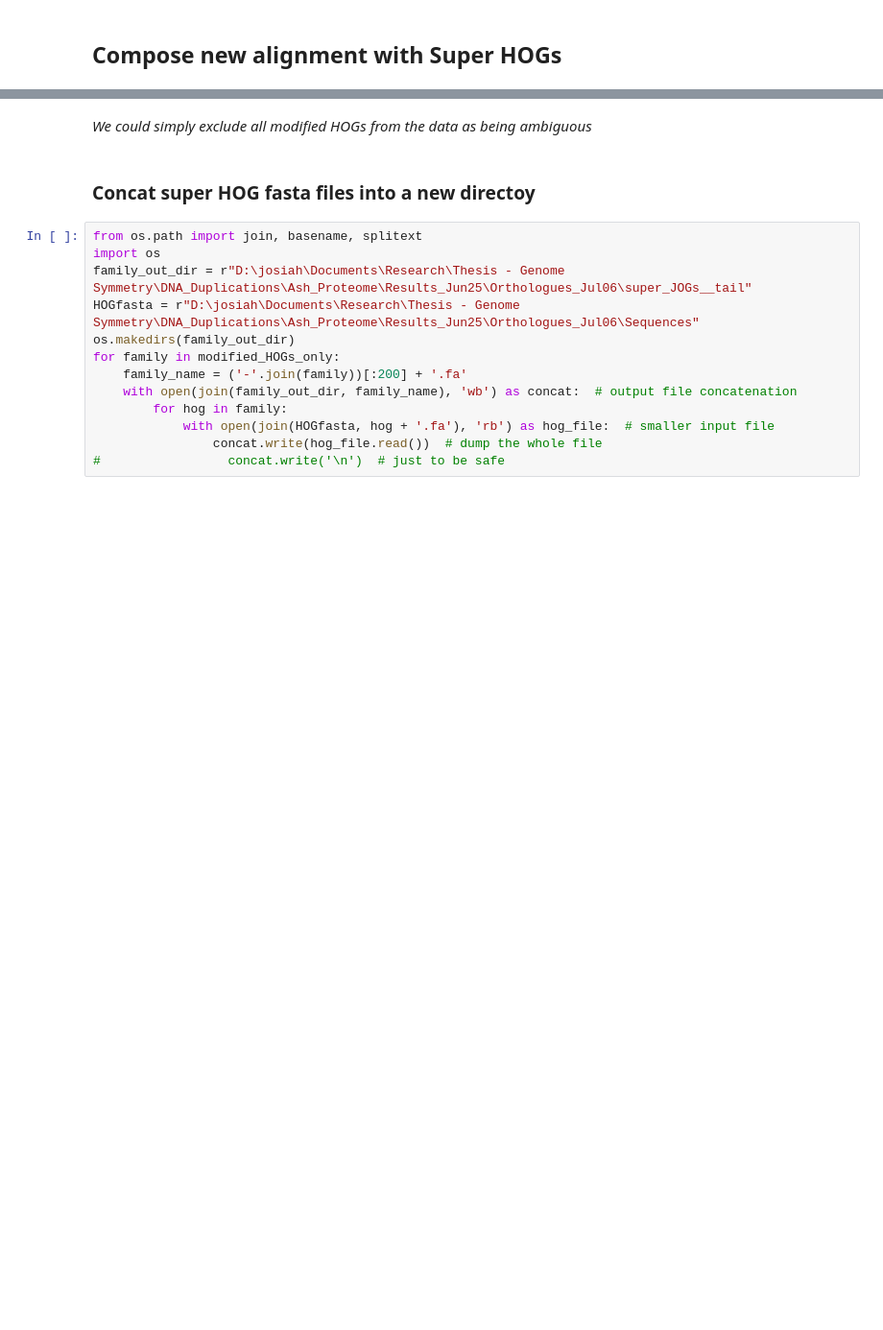
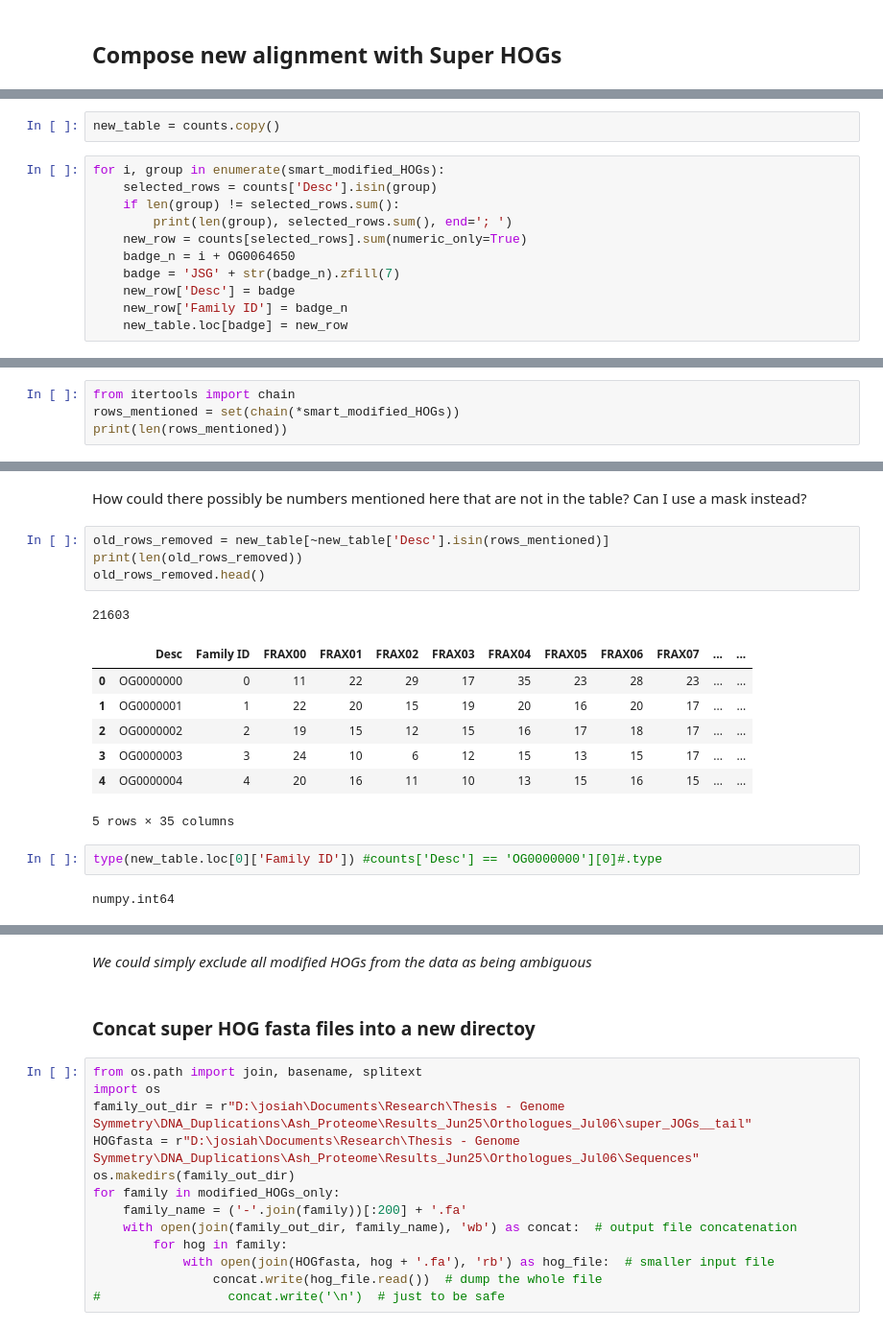
Before and after one commit to josiahseaman/DNA_Duplications, a Jupyter notebook: AnnotationOverlapNetwork.ipynb, the cells around one changed output, grey strips where cells are left out. Shown at 96% size. Cells and saved outputs as stored; diff of their text form; blank space fills up the shorter version.

```diff
--- a/AnnotationOverlapNetwork.ipynb
+++ b/AnnotationOverlapNetwork.ipynb
@@ -171,0 +369,13 @@ assert all(['-'.join(h) in super_HOGs for h in modified_HOGs_only])
+# %%
+new_table = counts.copy()
+# %%
+for i, group in enumerate(smart_modified_HOGs):
+    selected_rows = counts['Desc'].isin(group)
+    if len(group) != selected_rows.sum():
+        print(len(group), selected_rows.sum(), end='; ')
+    new_row = counts[selected_rows].sum(numeric_only=True)
+    badge_n = i + OG0064650
+    badge = 'JSG' + str(badge_n).zfill(7)
+    new_row['Desc'] = badge
+    new_row['Family ID'] = badge_n
+    new_table.loc[badge] = new_row
@@ -171,0 +384,4 @@ assert all(['-'.join(h) in super_HOGs for h in modified_HOGs_only])
+# %%
+from itertools import chain
+rows_mentioned = set(chain(*smart_modified_HOGs))
+print(len(rows_mentioned))
@@ -171,0 +403,19 @@ assert all(['-'.join(h) in super_HOGs for h in modified_HOGs_only])
+# %% [markdown]
+How could there possibly be numbers mentioned here that are not in the table?  Can I use a mask instead?
+# %%
+old_rows_removed = new_table[~new_table['Desc'].isin(rows_mentioned)]
+print(len(old_rows_removed))
+old_rows_removed.head()
+# %% [output]
+21603
+|  | Desc | Family ID | FRAX00 | FRAX01 | FRAX02 | FRAX03 | FRAX04 | FRAX05 | FRAX06 | FRAX07 | ... | ... |
+| 0 | OG0000000 | 0 | 11 | 22 | 29 | 17 | 35 | 23 | 28 | 23 | ... | ... |
+| 1 | OG0000001 | 1 | 22 | 20 | 15 | 19 | 20 | 16 | 20 | 17 | ... | ... |
+| 2 | OG0000002 | 2 | 19 | 15 | 12 | 15 | 16 | 17 | 18 | 17 | ... | ... |
+| 3 | OG0000003 | 3 | 24 | 10 | 6 | 12 | 15 | 13 | 15 | 17 | ... | ... |
+| 4 | OG0000004 | 4 | 20 | 16 | 11 | 10 | 13 | 15 | 16 | 15 | ... | ... |
+5 rows × 35 columns
+# %%
+type(new_table.loc[0]['Family ID']) #counts['Desc'] == 'OG0000000'][0]#.type
+# %% [output]
+numpy.int64
```
Also changed, not shown: parts of 63 cells of this notebook, 7 other files.
